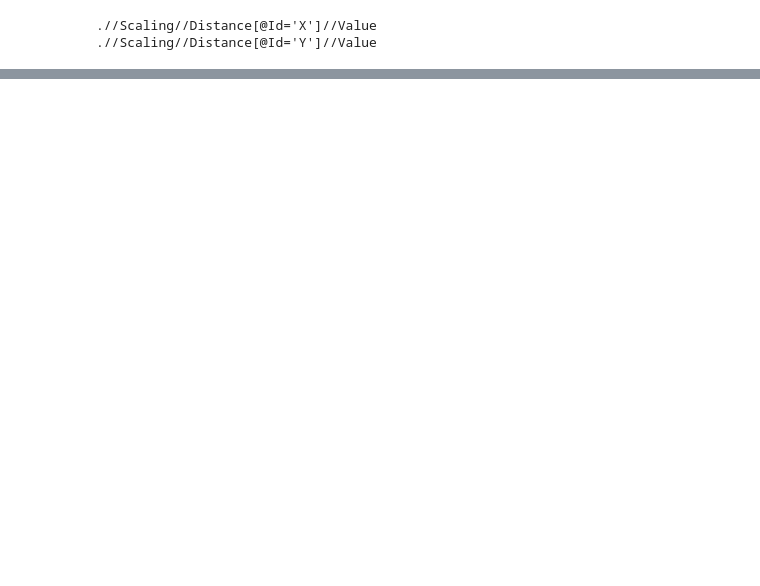
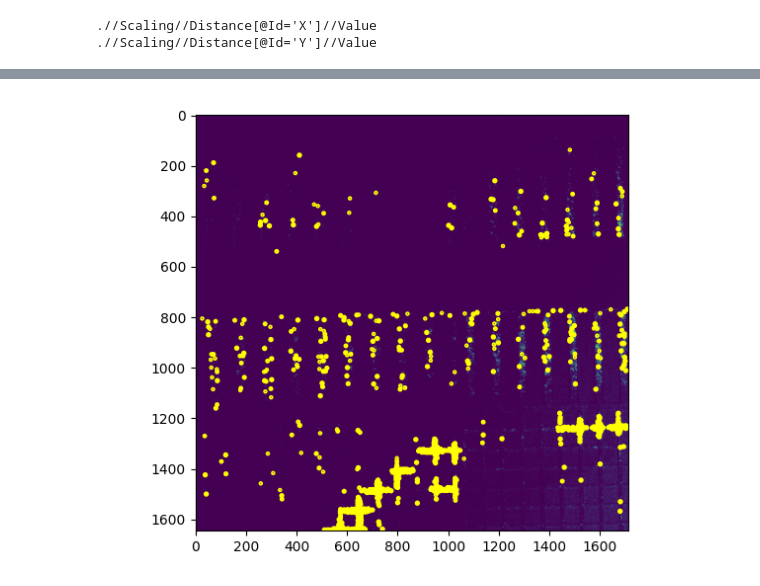
Before and after one commit to Cocopyth/chipanalysis, a Jupyter notebook: chipanalysis/notebooks/cell_counter.ipynb, the cells around one changed output, grey strips where cells are left out. Drawn from its saved outputs; the diff is of its cells as text; code cells hidden in the pictures; blank space fills up the shorter version.

```diff
--- a/chipanalysis/notebooks/cell_counter.ipynb
+++ b/chipanalysis/notebooks/cell_counter.ipynb
@@ -133,0 +145,31 @@ plt.show()
+# %%
+stretch_min = 93
+stretch_max = 99.5
+channel = 0
+time = 0
+img, img_disp = get_frame(czi,time,channel,roi=roi,gamma=1,stretch_min=stretch_min,stretch_max=stretch_max)
+img = img.astype(float)
+from skimage import exposure
+img = exposure.rescale_intensity(img, in_range='image', out_range=(0,1))
+img = (img - img.mean()) / img.std()
+
+image_gray = img
+
+blobs_doh = blob_doh(image_gray, min_sigma=3, max_sigma=5, num_sigma=10, threshold=0.2)
+
+blobs_list = [blobs_doh]
+colors = ['yellow',]
+titles = ['Determinant of Hessian']
+sequence = zip(blobs_list, colors, titles)
+fig, ax = plt.subplots()
+
+ax.imshow(img_disp)
+for blob in blobs_doh:
+    y, x, r = blob
+    c = plt.Circle((x, y), r, color="yellow", linewidth=2, fill=False)
+    ax.add_patch(c)
+
+plt.tight_layout()
+plt.show()
+# %% [output]
+[figure, added]
```
Also changed, not shown: parts of 10 cells of this notebook, 6 other files.
